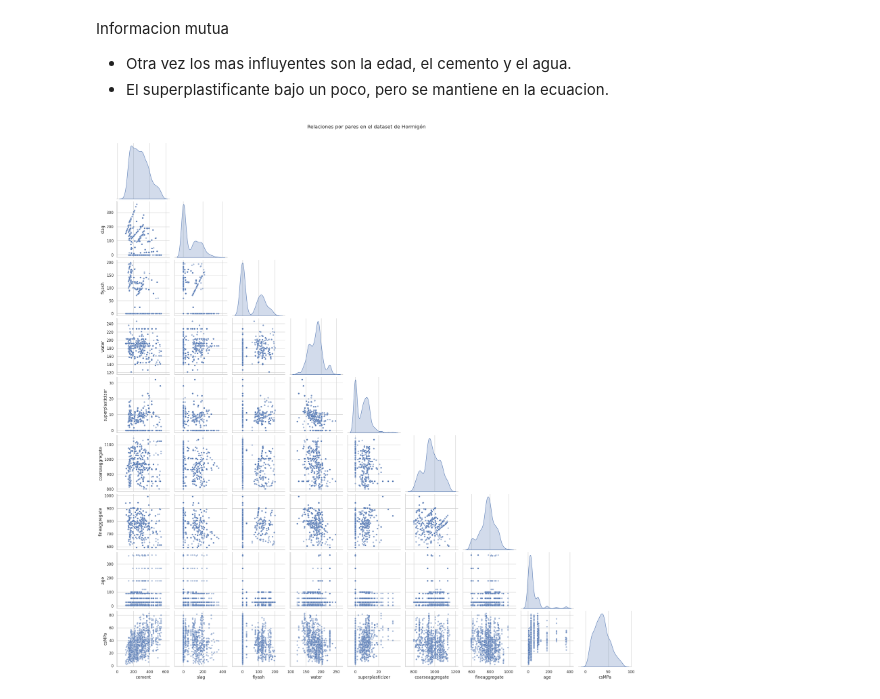
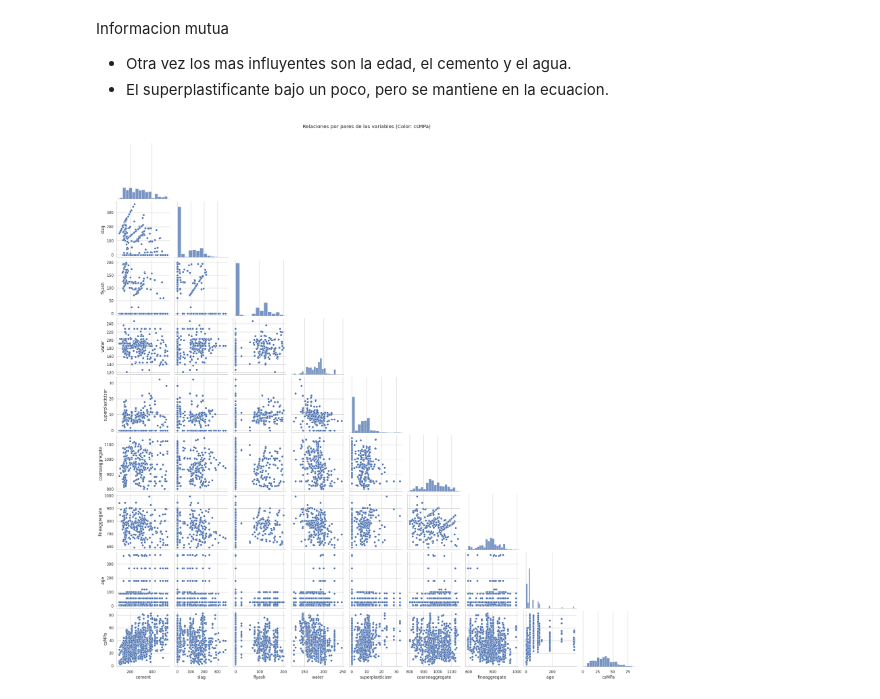
Before and after one commit to Santibareiro27/Inteligencia-Computacional, a Jupyter notebook: RA1_LAB1/Laboratorio_N°1_3.ipynb, the cells around one changed output. Cells and saved outputs as stored; diff of their text form; code cells hidden in the pictures.

```diff
--- a/RA1_LAB1/Laboratorio_N°1_3.ipynb
+++ b/RA1_LAB1/Laboratorio_N°1_3.ipynb
@@ -371,9 +392,9 @@ Informacion mutua
 - Otra vez los mas influyentes son la edad, el cemento y el agua.
 - El superplastificante bajo un poco, pero se mantiene en la ecuacion.
 # %%
-# @title Pairplot de variables
-sns.pairplot(df_ccs, diag_kind='kde', plot_kws={'alpha': 0.5, 's': 20}, corner=True)
-plt.suptitle('Relaciones por pares en el dataset de Hormigón', y=1.02)
+# Pairplot de las variables con el target como color
+sns.pairplot(df_ccs, corner=True)
+plt.suptitle('Relaciones por pares de las variables (Color: csMPa)', y=1.02)
 plt.show()
 # %% [output]
-[figure, old version]
+[figure, new version]
```
Also changed, not shown: parts of 13 cells of this notebook.
